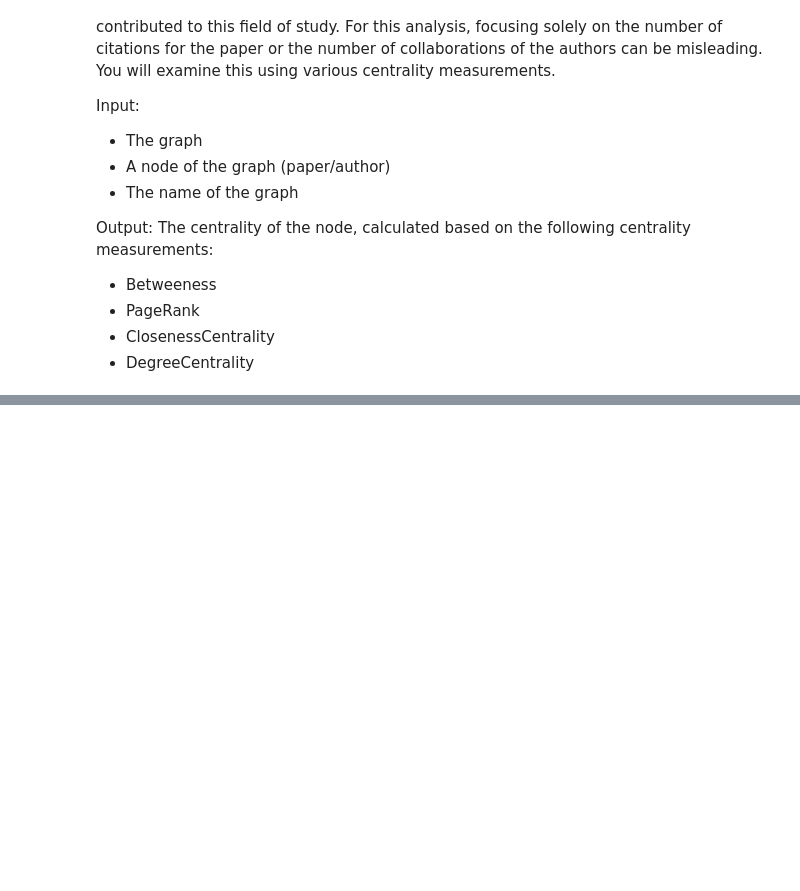
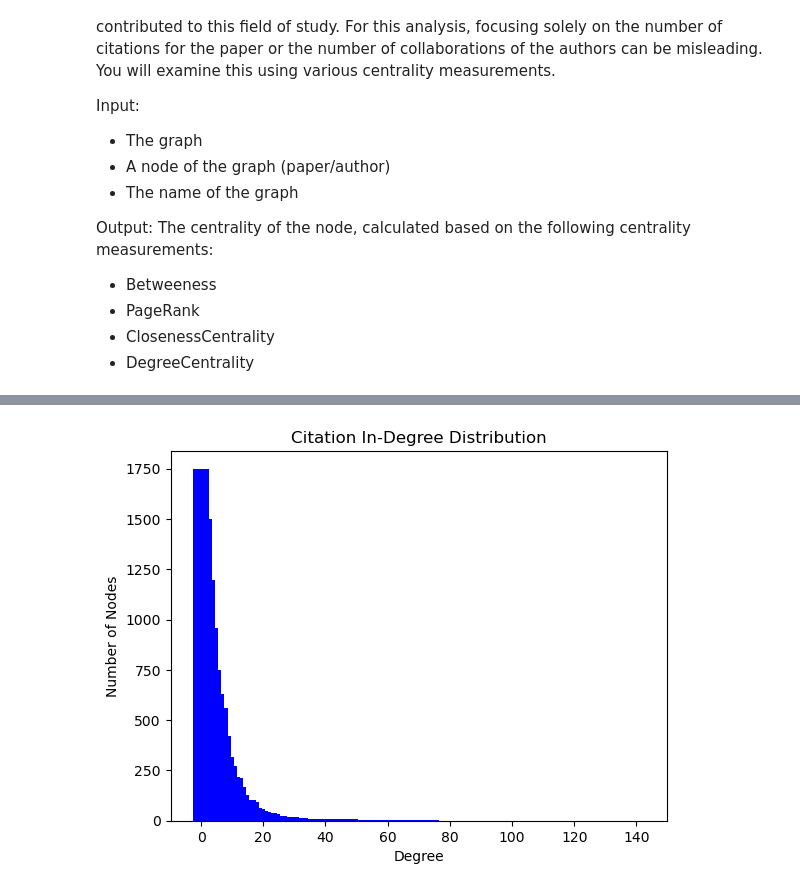
Before and after one commit to Marioiacobelli/ADM-HW5, a Jupyter notebook: hw5.ipynb, the cells around one changed output, grey strips where cells are left out. Saved outputs shown, nothing was run; the diff lists cells and outputs as text; code cells hidden in the pictures; blank space fills up the shorter version.

Commit message:
2.1 + 2.2 + relative visualization

```diff
--- a/hw5.ipynb
+++ b/hw5.ipynb
@@ -435,0 +407,32 @@ AssertionError: choose 'citation_graph' or 'collaboration_graph' as second input
+# %%
+# Create an empty DataFrame to store the informations
+columns = ["Graph Name", "# Nodes", "# Edges", "Density", "Average Degree", "Type"]
+table1 = pd.DataFrame(columns=columns)
+
+# call the functionality1 to retrive the required informations
+cit_name, cit_nodes, cit_edges, cit_density, cit_degree_distribution, cit_average_degree, cit_hubs, cit_type = functionality_1(citation_graph, "citation_graph")
+col_name, col_nodes, col_edges, col_density, col_degree_distribution, col_average_degree, col_hubs, col_type = functionality_1(collaboration_graph, "collaboration_graph")
+
+# fill the table
+table1 = table1.append({
+    "Graph Name": cit_name,
+    "# Nodes": cit_nodes,
+    "# Edges": cit_edges,
+    "Density": cit_density,
+    "Average Degree": cit_average_degree,
+    "Type": cit_type
+}, ignore_index=True)
+
+table1 = table1.append({
+    "Graph Name": col_name,
+    "# Nodes": col_nodes,
+    "# Edges": col_edges,
+    "Density": col_density,
+    "Average Degree": col_average_degree,
+    "Type": col_type
+}, ignore_index=True)
+
+# Set "Graph Name" as the index
+table1.set_index("Graph Name", inplace=True)
+
+table1
@@ -435,0 +490,9 @@ AssertionError: choose 'citation_graph' or 'collaboration_graph' as second input
+# %%
+# Plot Degree Distribution
+plt.bar(range(len(cit_degree_distribution[0])), cit_degree_distribution[0], width=5.0, color='b')
+plt.title('Citation In-Degree Distribution')
+plt.xlabel('Degree')
+plt.ylabel('Number of Nodes')
+plt.show()
+# %% [output]
+[figure, added]
```
Also changed, not shown: parts of 24 cells of this notebook.
